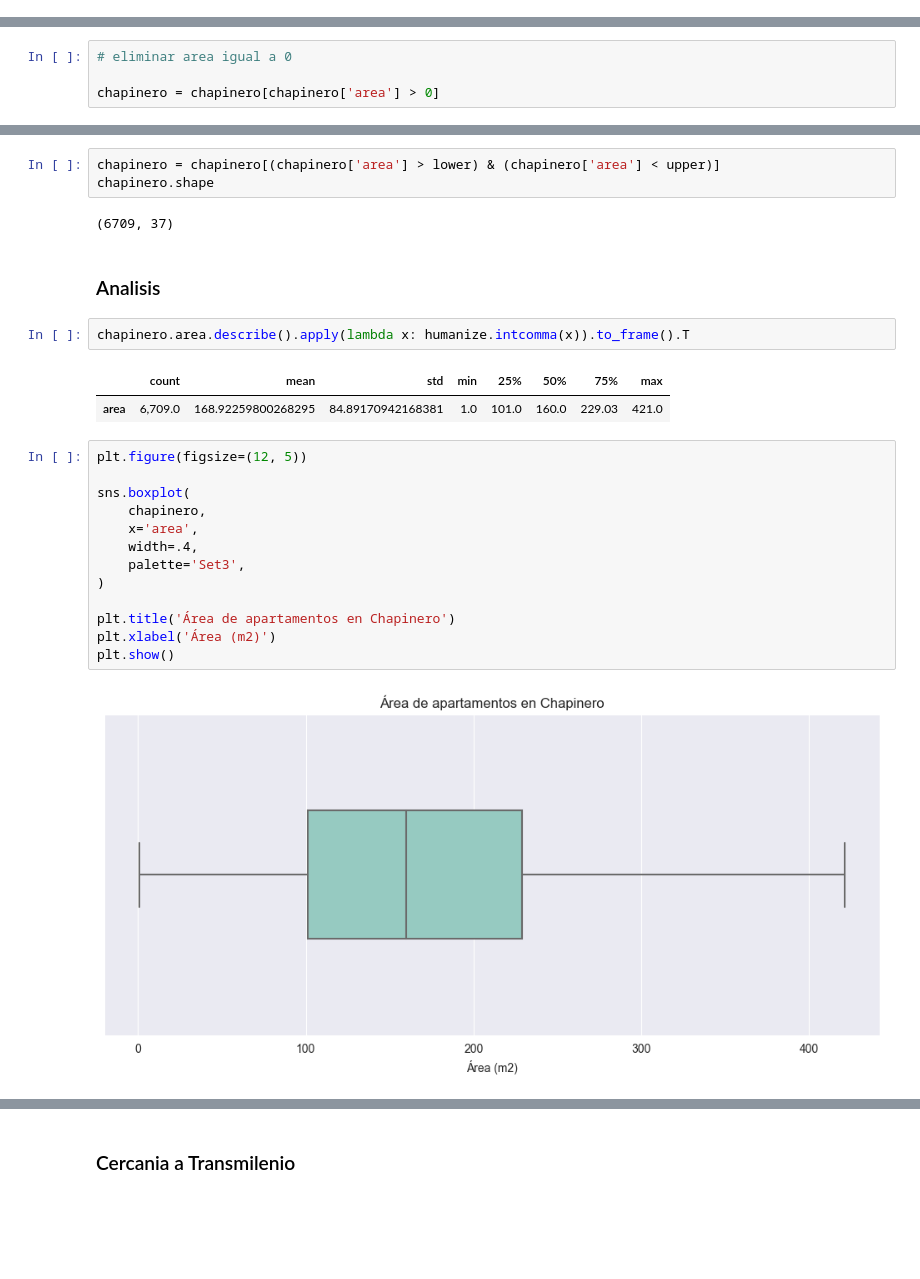
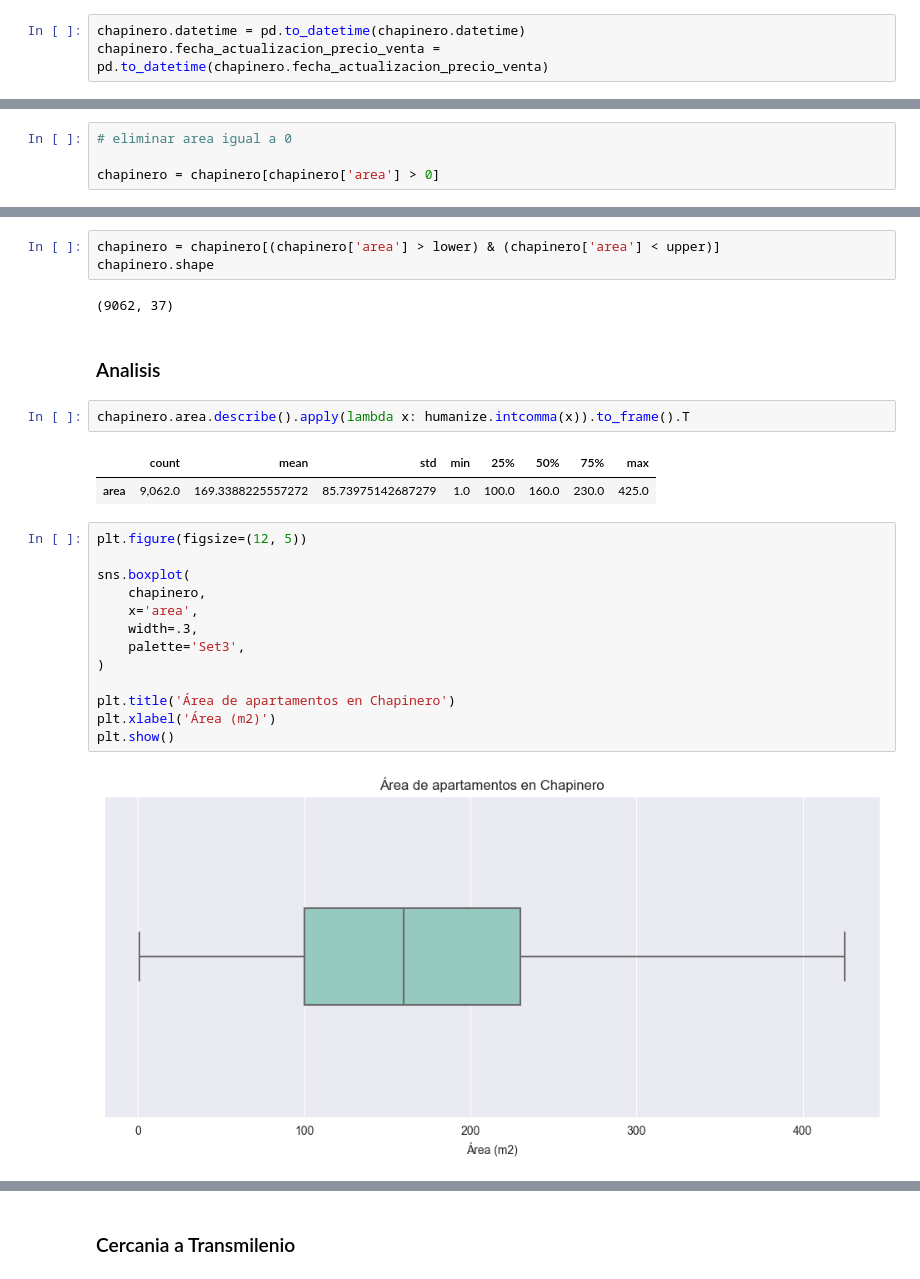
Before and after one commit to builker-col/bogota-apartments, a Jupyter notebook: notebooks/localidades/chapinero_venta.ipynb, the cells around one changed output, grey strips where cells are left out. Drawn from its saved outputs; the diff is of its cells as text; blank space fills up the shorter version.

Commit message:
Notebook With Chapinero Sale Analisis V1.2.0 AUGUST.1

```diff
--- a/notebooks/localidades/chapinero_venta.ipynb
+++ b/notebooks/localidades/chapinero_venta.ipynb
@@ -20,6 +20,9 @@ chapinero.head()
 | 19 | 11013-M4424136 | APARTAMENTO | VENTA | 8.450000e+08 | 138.96 | 3.0 | 4.0 | 1170000.0 | ... |
 | 20 | 293-M3798297 | APARTAMENTO | VENTA | 1.700000e+09 | 178.00 | 3.0 | 4.0 | 1128000.0 | ... |
 5 rows × 37 columns
+# %%
+chapinero.datetime = pd.to_datetime(chapinero.datetime)
+chapinero.fecha_actualizacion_precio_venta = pd.to_datetime(chapinero.fecha_actualizacion_precio_venta)
 # %%
 chapinero.shape
 # %% [output]
@@ -122,29 +129,29 @@ outliers.shape
 chapinero = chapinero[(chapinero['area'] > lower) & (chapinero['area'] < upper)]
 chapinero.shape
 # %% [output]
-(6709, 37)
+(9062, 37)
 # %% [markdown]
 ### Analisis
 # %%
 chapinero.area.describe().apply(lambda x: humanize.intcomma(x)).to_frame().T
 # %% [output]
 |  | count | mean | std | min | 25% | 50% | 75% | max |
-| area | 6,709.0 | 168.92259800268295 | 84.89170942168381 | 1.0 | 101.0 | 160.0 | 229.03 | 421.0 |
+| area | 9,062.0 | 169.3388225557272 | 85.73975142687279 | 1.0 | 100.0 | 160.0 | 230.0 | 425.0 |
 # %%
 plt.figure(figsize=(12, 5))
 
 sns.boxplot(
     chapinero,
     x='area',
-    width=.4,
+    width=.3,
     palette='Set3',
 )
 
 plt.title('Área de apartamentos en Chapinero')
 plt.xlabel('Área (m2)')
 plt.show()
 # %% [output]
-[figure, old version]
+[figure, new version]
 # %%
 plt.figure(figsize=(12, 5))
 
```
Also changed, not shown: parts of 57 cells of this notebook.
